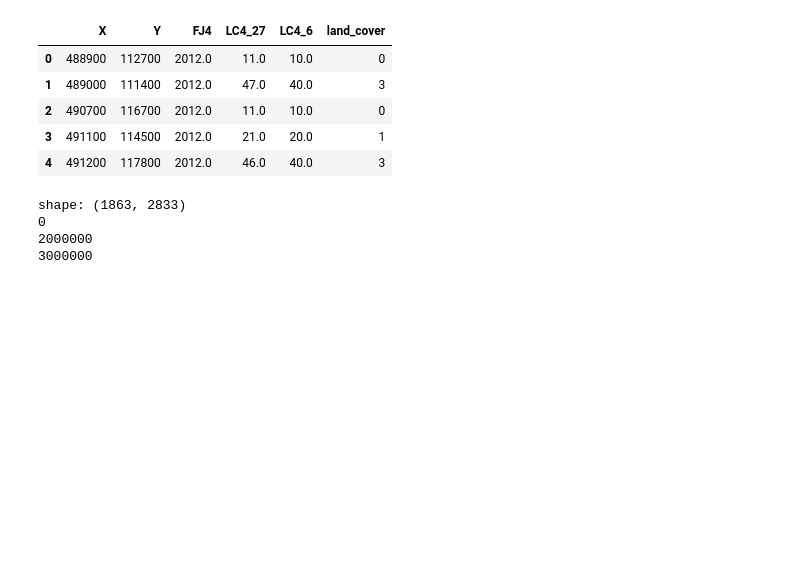
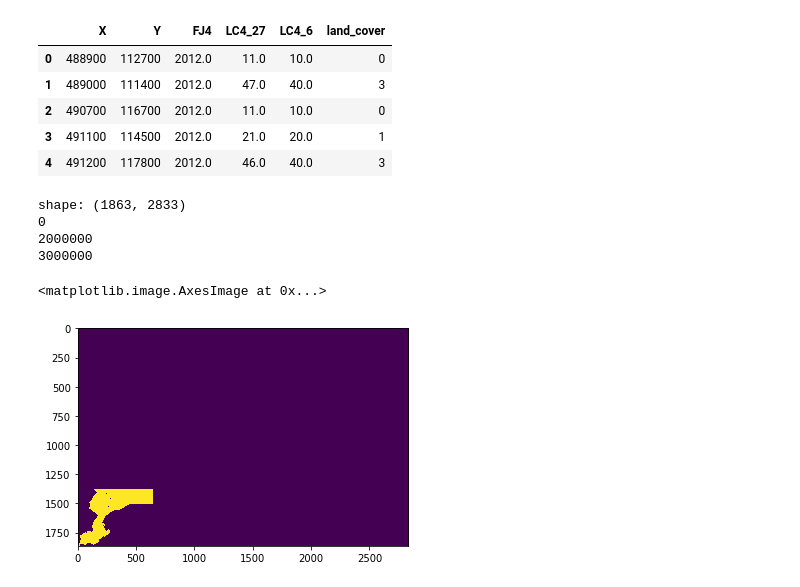
Before and after one commit to SebastianHafner/masterthesis, a Jupyter notebook: as2013_preprocessing.ipynb, the cells around one changed output. Saved outputs shown, nothing was run; the diff lists cells and outputs as text; code cells hidden in the pictures; blank space fills up the shorter version.

```diff
--- a/as2013_preprocessing.ipynb
+++ b/as2013_preprocessing.ipynb
@@ -85,11 +85,15 @@ shape: (1863, 2833)
 # %%
 # flip numpy array upside-down
 land_cover = np.flip(land_cover,axis=0)
 year = np.flip(year,axis=0)
 neighbour = np.flip(neighbour,axis=0)
 
 # display results
 plt.imshow(land_cover)
+plt.imshow(year==2012)
+# %% [output]
+<matplotlib.image.AxesImage at 0x...>
+[figure, added]
 # %%
 # interpolating missing values
 # using the most frequent land cover in the 3x3 neighborhood
```
Also changed, not shown: parts of 8 cells of this notebook.
